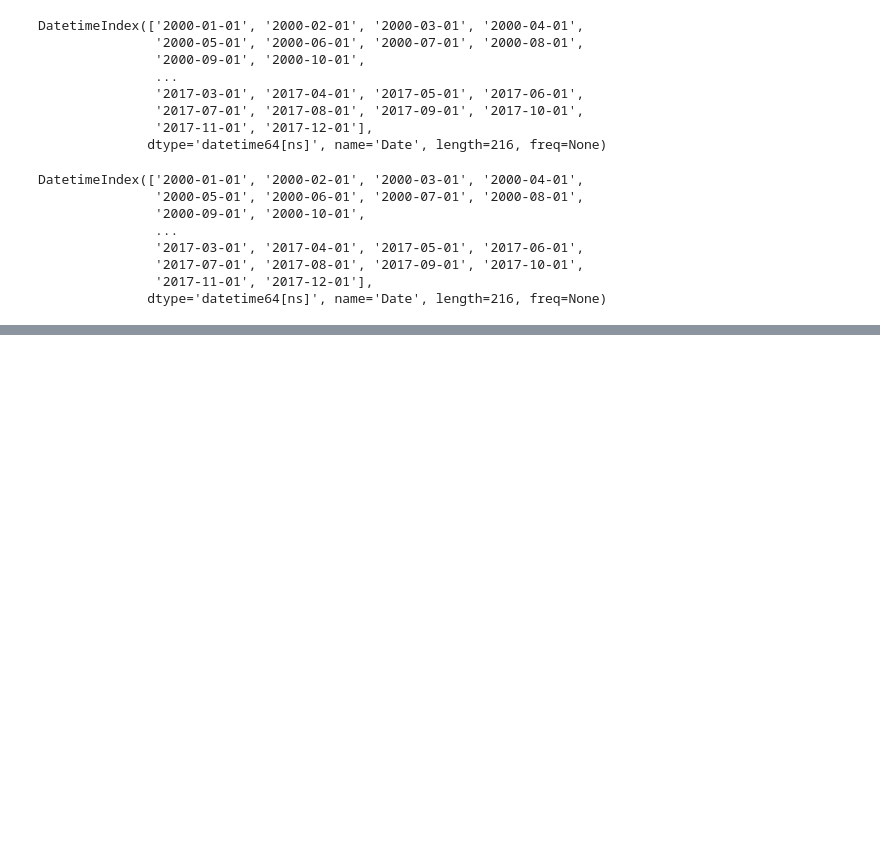
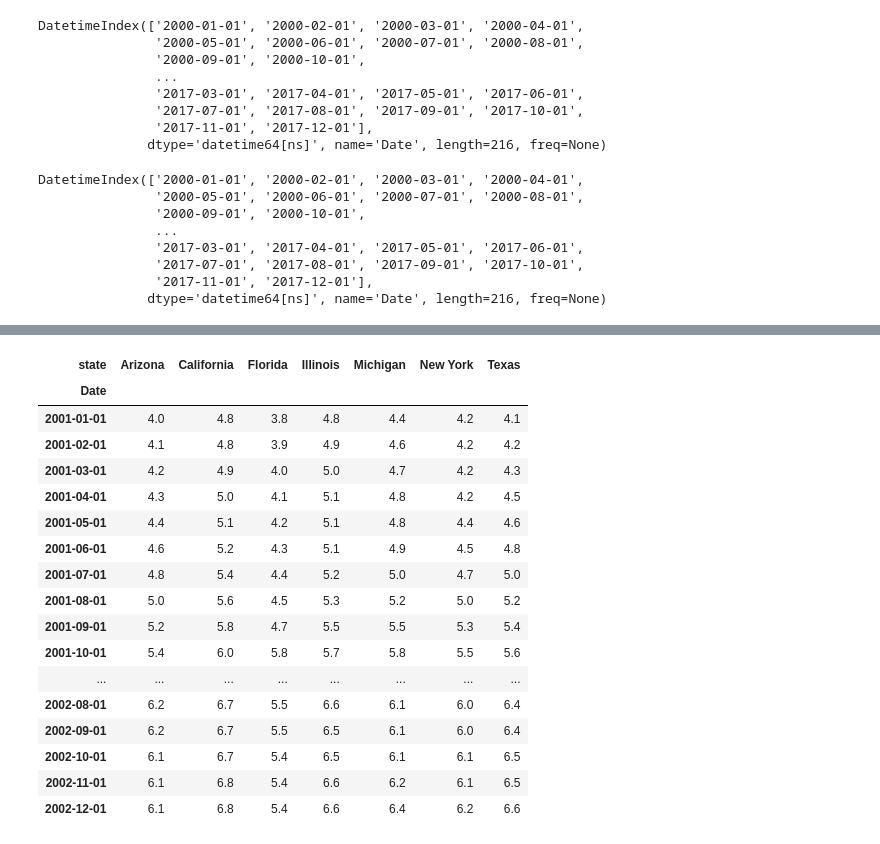
Before and after one commit to weix1996/lectures, a Jupyter notebook: Lecture 12 More Pandas.ipynb, the cells around one changed output, grey strips where cells are left out. Saved outputs shown, nothing was run; the diff lists cells and outputs as text; code cells hidden in the pictures; blank space fills up the shorter version.

```diff
--- a/Lecture 12 More Pandas.ipynb
+++ b/Lecture 12 More Pandas.ipynb
@@ -4,6 +4,8 @@
 import numpy as np
 import pandas as pd
 import matplotlib.pyplot as plt
+# %%
+pd.set_option('display.precision',2)
 # %% [markdown]
 ## Date-time index
 # %%
@@ -131,0 +172,21 @@ DatetimeIndex(['2000-01-01', '2000-02-01', '2000-03-01', '2000-04-01',
+# %%
+new.loc['2001':'2002']
+# %% [output]
+| state | Arizona | California | Florida | Illinois | Michigan | New York | Texas |
+| Date |  |  |  |  |  |  |  |
+| 2001-01-01 | 4.0 | 4.8 | 3.8 | 4.8 | 4.4 | 4.2 | 4.1 |
+| 2001-02-01 | 4.1 | 4.8 | 3.9 | 4.9 | 4.6 | 4.2 | 4.2 |
+| 2001-03-01 | 4.2 | 4.9 | 4.0 | 5.0 | 4.7 | 4.2 | 4.3 |
+| 2001-04-01 | 4.3 | 5.0 | 4.1 | 5.1 | 4.8 | 4.2 | 4.5 |
+| 2001-05-01 | 4.4 | 5.1 | 4.2 | 5.1 | 4.8 | 4.4 | 4.6 |
+| 2001-06-01 | 4.6 | 5.2 | 4.3 | 5.1 | 4.9 | 4.5 | 4.8 |
+| 2001-07-01 | 4.8 | 5.4 | 4.4 | 5.2 | 5.0 | 4.7 | 5.0 |
+| 2001-08-01 | 5.0 | 5.6 | 4.5 | 5.3 | 5.2 | 5.0 | 5.2 |
+| 2001-09-01 | 5.2 | 5.8 | 4.7 | 5.5 | 5.5 | 5.3 | 5.4 |
+| 2001-10-01 | 5.4 | 6.0 | 5.8 | 5.7 | 5.8 | 5.5 | 5.6 |
+| ... | ... | ... | ... | ... | ... | ... | ... |
+| 2002-08-01 | 6.2 | 6.7 | 5.5 | 6.6 | 6.1 | 6.0 | 6.4 |
+| 2002-09-01 | 6.2 | 6.7 | 5.5 | 6.5 | 6.1 | 6.0 | 6.4 |
+| 2002-10-01 | 6.1 | 6.7 | 5.4 | 6.5 | 6.1 | 6.1 | 6.5 |
+| 2002-11-01 | 6.1 | 6.8 | 5.4 | 6.6 | 6.2 | 6.1 | 6.5 |
+| 2002-12-01 | 6.1 | 6.8 | 5.4 | 6.6 | 6.4 | 6.2 | 6.6 |
```
Also changed, not shown: parts of 70 cells of this notebook.
